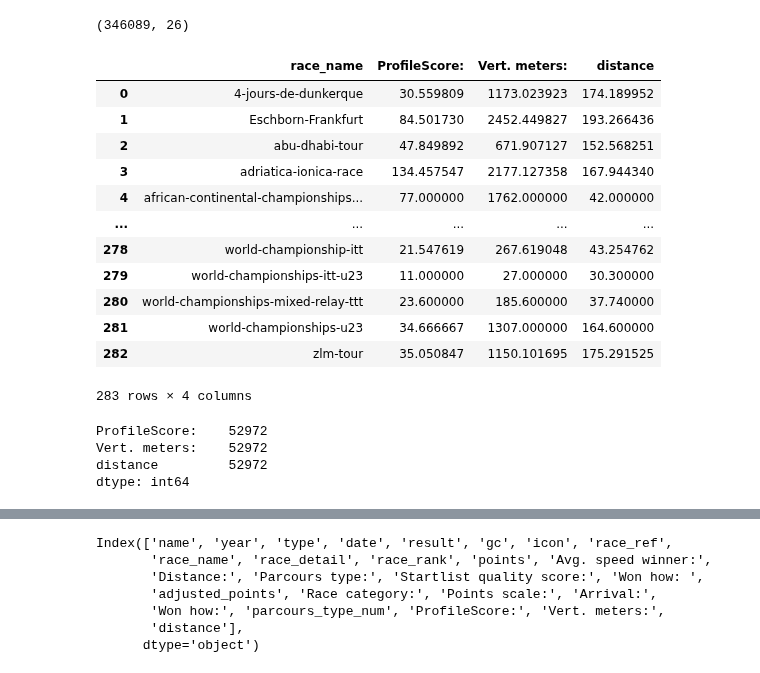
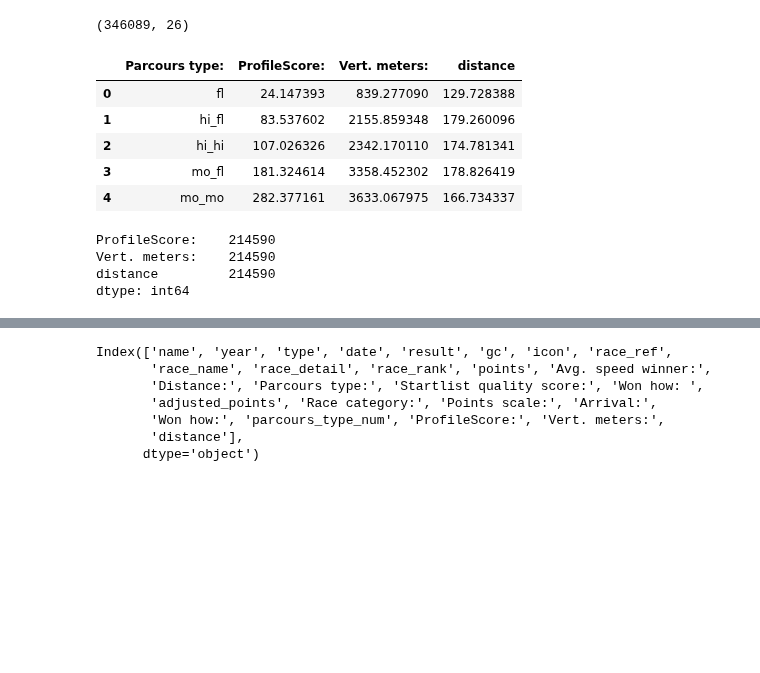
Before and after one commit to Michiel-DK/cycling, a Jupyter notebook: preprocess.ipynb, the cells around one changed output, grey strips where cells are left out. Saved outputs shown, nothing was run; the diff lists cells and outputs as text; code cells hidden in the pictures; blank space fills up the shorter version.

```diff
--- a/preprocess.ipynb
+++ b/preprocess.ipynb
@@ -362,36 +362,29 @@ not_na.shape
 # %% [output]
 (346089, 26)
 # %%
-not_na_group = not_na.groupby('race_name')[['ProfileScore:', 'Vert. meters:', 'distance']].mean().reset_index()
+not_na_group = not_na.groupby('Parcours type:')[['ProfileScore:', 'Vert. meters:', 'distance']].mean().reset_index()
 not_na_group
 # %% [output]
-|  | race_name | ProfileScore: | Vert. meters: | distance |
-| 0 | 4-jours-de-dunkerque | 30.559809 | 1173.023923 | 174.189952 |
-| 1 | Eschborn-Frankfurt | 84.501730 | 2452.449827 | 193.266436 |
-| 2 | abu-dhabi-tour | 47.849892 | 671.907127 | 152.568251 |
-| 3 | adriatica-ionica-race | 134.457547 | 2177.127358 | 167.944340 |
-| 4 | african-continental-championships... | 77.000000 | 1762.000000 | 42.000000 |
-| ... | ... | ... | ... | ... |
-| 278 | world-championship-itt | 21.547619 | 267.619048 | 43.254762 |
-| 279 | world-championships-itt-u23 | 11.000000 | 27.000000 | 30.300000 |
-| 280 | world-championships-mixed-relay-ttt | 23.600000 | 185.600000 | 37.740000 |
-| 281 | world-championships-u23 | 34.666667 | 1307.000000 | 164.600000 |
-| 282 | zlm-tour | 35.050847 | 1150.101695 | 175.291525 |
+|  | Parcours type: | ProfileScore: | Vert. meters: | distance |
+| 0 | fl | 24.147393 | 839.277090 | 129.728388 |
+| 1 | hi_fl | 83.537602 | 2155.859348 | 179.260096 |
+| 2 | hi_hi | 107.026326 | 2342.170110 | 174.781341 |
+| 3 | mo_fl | 181.324614 | 3358.452302 | 178.826419 |
+| 4 | mo_mo | 282.377161 | 3633.067975 | 166.734337 |
-283 rows × 4 columns
 # %%
 #merged.loc[~not_na.index]
 
 yes_na = merged.loc[~merged.index.isin(not_na.index)]
 
-merge_na = yes_na.merge(not_na_group, on='race_name', how='left')\
+merge_na = yes_na.merge(not_na_group, on='Parcours type:', how='left')\
     .drop(columns=['ProfileScore:_x', 'Vert. meters:_x', 'distance_x'])\
         .rename(columns={'ProfileScore:_y':'ProfileScore:', 'Vert. meters:_y':'Vert. meters:', 'distance_y':'distance'})
 
 merge_na[['ProfileScore:', 'Vert. meters:', 'distance']].isna().sum()
 # %% [output]
-ProfileScore:    52972
-Vert. meters:    52972
-distance         52972
+ProfileScore:    214590
+Vert. meters:    214590
+distance         214590
 dtype: int64
 # %%
 merged = pd.concat([merge_na, not_na]).dropna(subset=['ProfileScore:', 'Vert. meters:', 'distance'], how='any')
```
Also changed, not shown: parts of 9 cells of this notebook, 1 other file.
